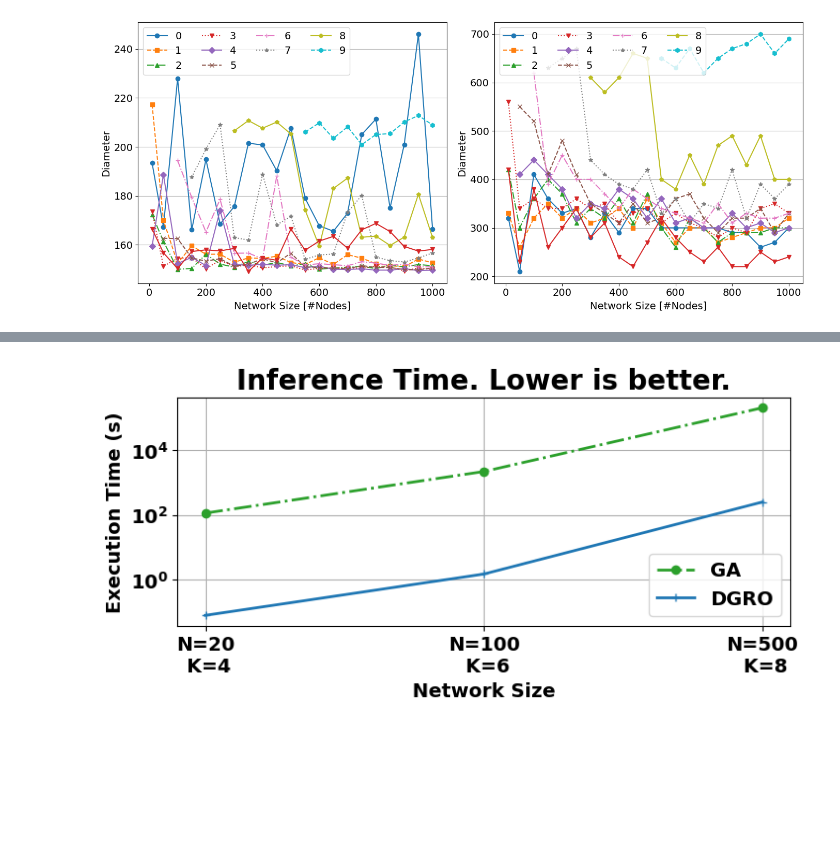
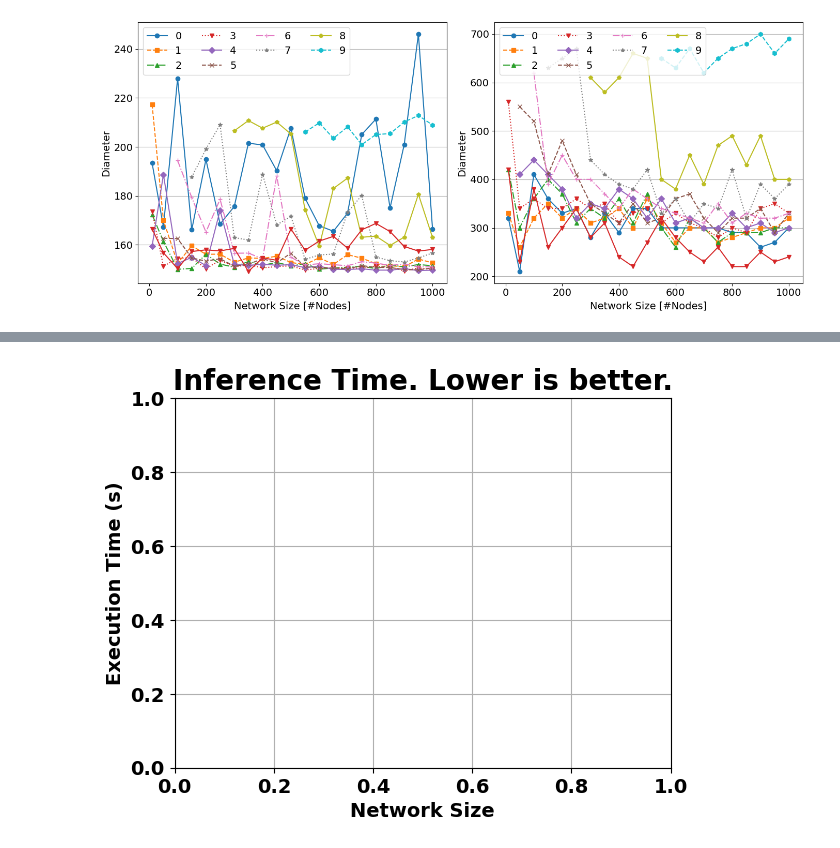
Before and after one commit to shixun404/TetriX, a Jupyter notebook: ipdps_test/plot.ipynb, the cells around one changed output, grey strips where cells are left out. Drawn from its saved outputs; the diff is of its cells as text; code cells hidden in the pictures; blank space fills up the shorter version.

```diff
--- a/ipdps_test/plot.ipynb
+++ b/ipdps_test/plot.ipynb
@@ -140,5 +139,9 @@ data['Ours'] = data['K_shortest_ring']
 # %%
-import matplotlib
+import torch as th
+import pickle as pkl
+import matplotlib.pyplot as plt
+import numpy as np
+import seaborn as sns
 font = {
         'size'   : 14}
 matplotlib.rc('font', **font)
@@ -147,7 +150,7 @@ hatches = ["x", "/", ".", "\\",'']
 tab10 = sns.color_palette("tab10", n_colors=5)
 face_colors = tab10
 x = np.arange(6)
-x_tickslabel = ['1000', '2000', '3000', '4000', '5000', 'Bitnode 1000']
+x_tickslabel = ['250', '500', '750', '1000', 'FABRIC', 'Bitnode 1000']
 width = 0.15
 
 fig, ax = plt.subplots(figsize=(10, 2.5))
@@ -405,7 +470,11 @@ import matplotlib
 import matplotlib.pyplot as plt
 import seaborn as sns
 font = {
-        'size'   : 14}
+        'size'   : 20}
+matplotlib.rc('font', **font)
+plt.rc('lines', linewidth=2)
+plt.rc('lines', markersize=12)
+title = ['(a) Uniform', '(b) Gaussian']
 matplotlib.rc('font', **font)
 N_list = [10]
 seed = 1
@@ -435,13 +504,13 @@ for j in range(2):
 	# ax.set_yticks([0, 250, 500, 750, 1000])
 	# ax.set_yticklabels(['0', '2.5', '5', '7.5', '10'])
 	# ax.set_yticklabels(['0', '250', '500', '750', '1000'], rotation=90)
-	# ax.set_title('Diameter of different algorithms')
+	ax.set_title(title[j])
 	# ax.set_xticks(x + 2.5*width)
 	# ax.set_xticklabels(x_tickslabel)
 	# ax.set_ylim([5.5, 30])
 	ax.set_xlabel('Network Size [#Nodes]')
 	# ax.legend(loc='upper left', bbox_to_anchor=(1.0, .95), frameon=False)
-	ax.legend(ncols=4)
+	ax.legend(ncols=4, fontsize=16, title_fontsize=16, loc='upper left')
 	ax.grid(axis='y')
 	# ax.set_ylim([0, 850])
 	plt.tight_layout()
@@ -779,7 +897,11 @@ import matplotlib
 import matplotlib.pyplot as plt
 import seaborn as sns
 font = {
-        'size'   : 14}
+        'size'   : 20}
+matplotlib.rc('font', **font)
+plt.rc('lines', linewidth=2)
+plt.rc('lines', markersize=12)
+title = ['(a) Uniform', '(b) Gaussian']
 matplotlib.rc('font', **font)
 N_list = [10]
 seed = 1
@@ -797,6 +919,7 @@ markers = ['o', 's', '^', 'v', 'D', 'x', '+', '*', 'p', 'h']
 linestyles = ['-', '--', '-.', ':', '-', '--', '-.', ':', '-', '--']
 fig, axs = plt.subplots(ncols=2, figsize=(14, 6))
 datas = [data_distribute_fabric, data_distribute_bitnode]
+title = ['(a) FABRIC', '(b) Bitnode']
 for j in range(2):
 	ax = axs[j]
 	data = datas[j]
@@ -809,13 +932,13 @@ for j in range(2):
 	# ax.set_yticks([0, 250, 500, 750, 1000])
 	# ax.set_yticklabels(['0', '2.5', '5', '7.5', '10'])
 	# ax.set_yticklabels(['0', '250', '500', '750', '1000'], rotation=90)
-	# ax.set_title('Diameter of different algorithms')
+	ax.set_title(title[j])
 	# ax.set_xticks(x + 2.5*width)
 	# ax.set_xticklabels(x_tickslabel)
 	# ax.set_ylim([5.5, 30])
 	ax.set_xlabel('Network Size [#Nodes]')
 	# ax.legend(loc='upper left', bbox_to_anchor=(1.0, .95), frameon=False)
-	ax.legend(ncols=4)
+	ax.legend(ncols=4, loc='upper center', fontsize=16, title='log(N/M)')
 	ax.grid(axis='y')
 	# ax.set_ylim([0, 850])
 	plt.tight_layout()
@@ -941,34 +1097,35 @@ plt.savefig('fig/DQN_diameter.pdf', bbox_inches='tight')
 # %%
 t_q_without_exploration = [0.003, 0.005, 1000]
 t_q = [0.08, 1.5, 250]
 t_ga = [113, 2160, 2e5]
 t_nn = [0.07, 1.3, 250]
 t_nn_without_exploration = [0.008, 0.013, 0.05]
-fig, ax = plt.subplots(figsize=(8, 3))
+# fig, ax = plt.subplots(figsize=(8, 3))
 # ax2.plot(x, t_q_without_exploration, label='Q-Learning w/o exploration', color='k', linestyle='--', marker='*')
+ax = axs[1]
 ax.plot(x, t_ga, label='GA',  linestyle='-.', marker='o', color=color[2])
 ax.plot(x, t_q, color=color[0], label='DGRO', marker='+')
 # ax2.plot(x, t_nn, color='k', label='d-Hamilton Cycle w/ greedy',linestyle='--', marker='*')
 
 
 ax.set_yscale('log')
 
 # Labels for the second y-axis
 ax.set_ylabel('Execution Time (seconds)')
 ax.legend(loc='lower right')
 ax.set_xticks(x, ['N=20\n K=4', 'N=100\n K=6',
                    'N=500\n K=8'
                 ])
 # for i in range(3):
 # 	yval = b.get_height()
 # 	plt.text(x[i], t_ga[i], f'{int(t_ga[i])}', ha='center', va='bottom')
 # 	plt.text(x[i], t_q[i], f'{int(t_q[i])}', ha='center', va='bottom')
 
 # Adding labels and title
-plt.xlabel('Network Size',  fontdict={'size': 14, 'weight': 'bold'})
-plt.ylabel('Execution Time (s)', fontdict={'size': 14, 'weight': 'bold'})
-plt.title('Inference Time. Lower is better.', fontdict={'size': 20, 'weight': 'bold'})
-plt.grid()
+ax.xlabel('Network Size',  fontdict={'size': 14, 'weight': 'bold'})
+ax.ylabel('Execution Time (s)', fontdict={'size': 14, 'weight': 'bold'})
+ax.title('Inference Time. Lower is better.', fontdict={'size': 20, 'weight': 'bold'})
+ax.grid()
 plt.savefig('fig/DQN_inference_time.pdf', bbox_inches='tight')
 # %% [output]
-[figure, old version]
+[figure, new version]
```
Also changed, not shown: parts of 13 cells of this notebook, 21 other files.
